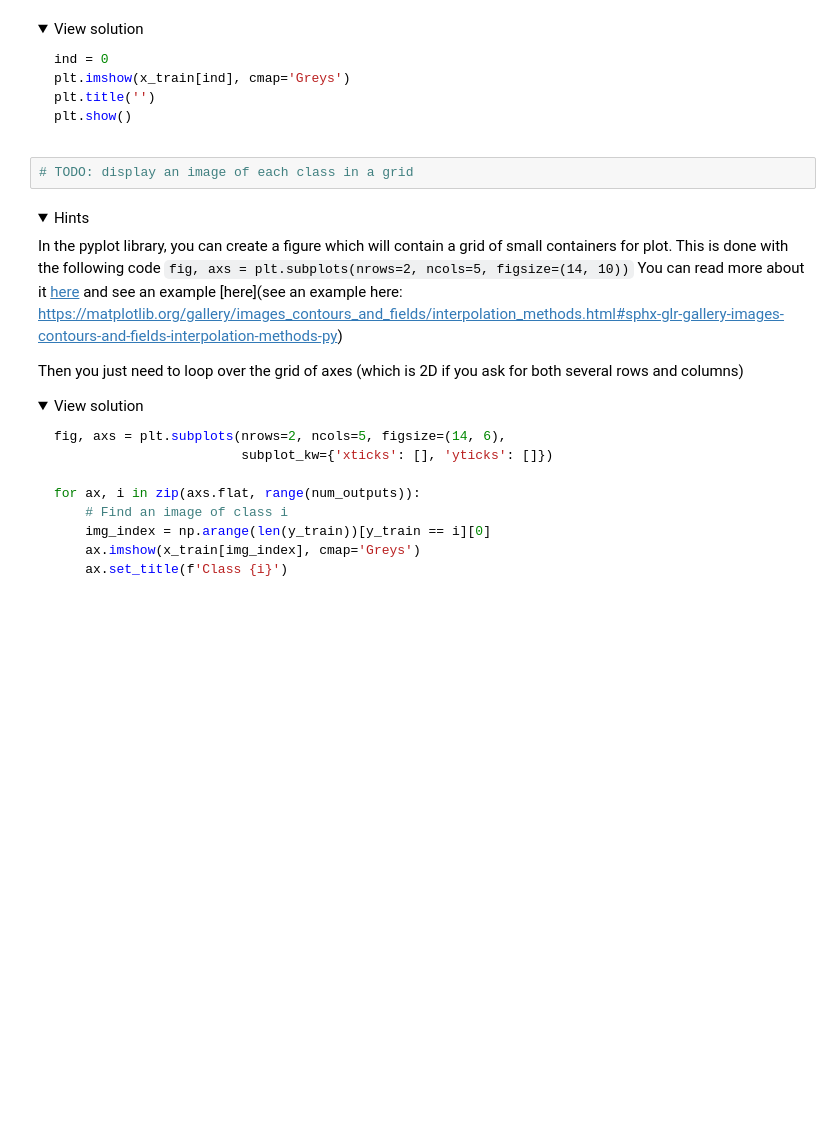
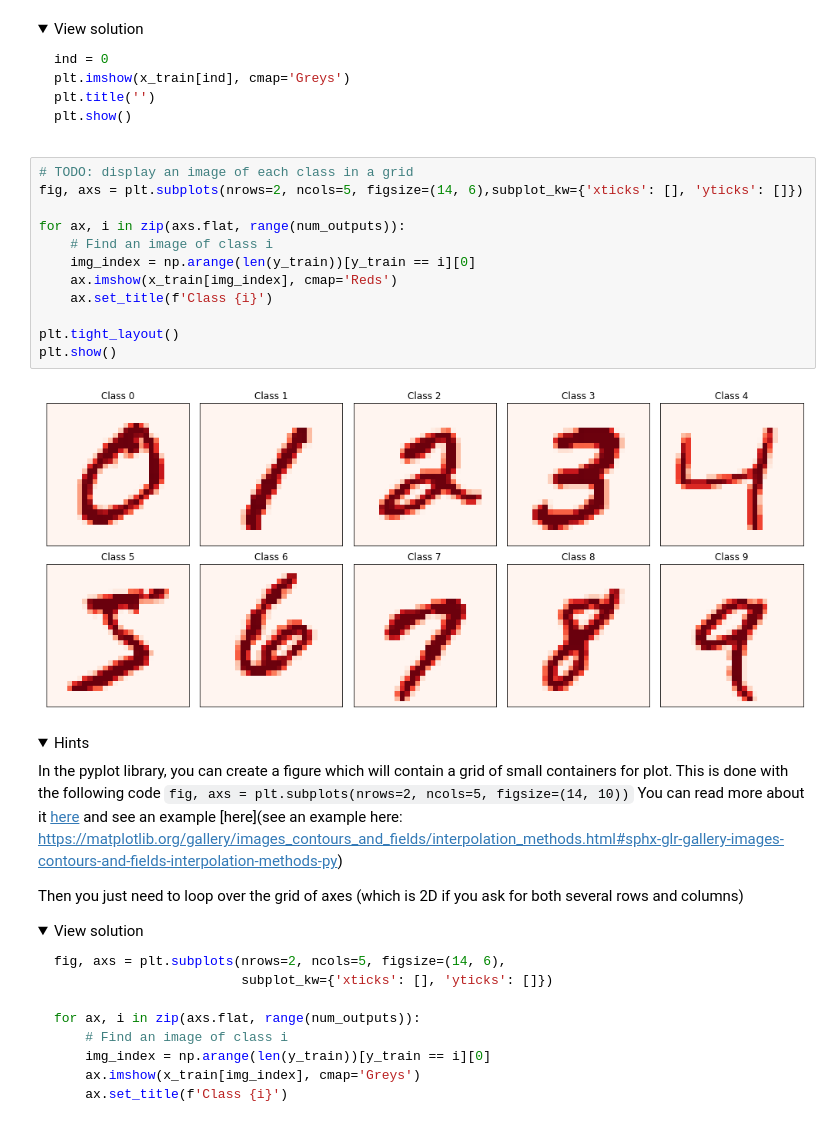
Before and after one commit to L4ncelot1024/Learn_Deep_Learning_Le_Wagon, a Jupyter notebook: Day1/01_MNIST_Classification_CHALLENGE.ipynb, the cells around one changed output. Saved outputs shown, nothing was run; the diff lists cells and outputs as text; folded sections open; blank space fills up the shorter version.

````diff
--- a/Day1/01_MNIST_Classification_CHALLENGE.ipynb
+++ b/Day1/01_MNIST_Classification_CHALLENGE.ipynb
@@ -67,8 +115,20 @@ plt.imshow(x_train[ind], cmap='Greys')
 plt.title('')
 plt.show()
 ```
-# %%
-# TODO: display an image of each class in a grid
+# %%
+# TODO: display an image of each class in a grid
+fig, axs = plt.subplots(nrows=2, ncols=5, figsize=(14, 6),subplot_kw={'xticks': [], 'yticks': []})
+
+for ax, i in zip(axs.flat, range(num_outputs)):
+    # Find an image of class i
+    img_index = np.arange(len(y_train))[y_train == i][0]
+    ax.imshow(x_train[img_index], cmap='Reds')
+    ax.set_title(f'Class {i}')
+
+plt.tight_layout()
+plt.show()
+# %% [output]
+[figure, added]
 # %% [markdown]
 <details>
 <summary markdown='span'>Hints
````
Also changed, not shown: parts of 32 cells of this notebook.
